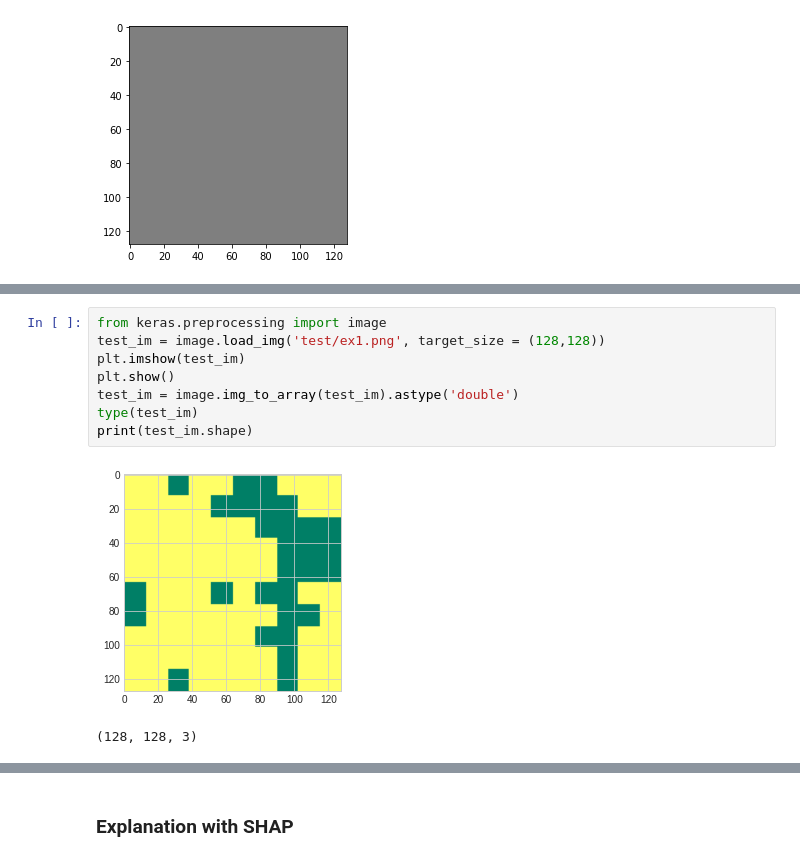
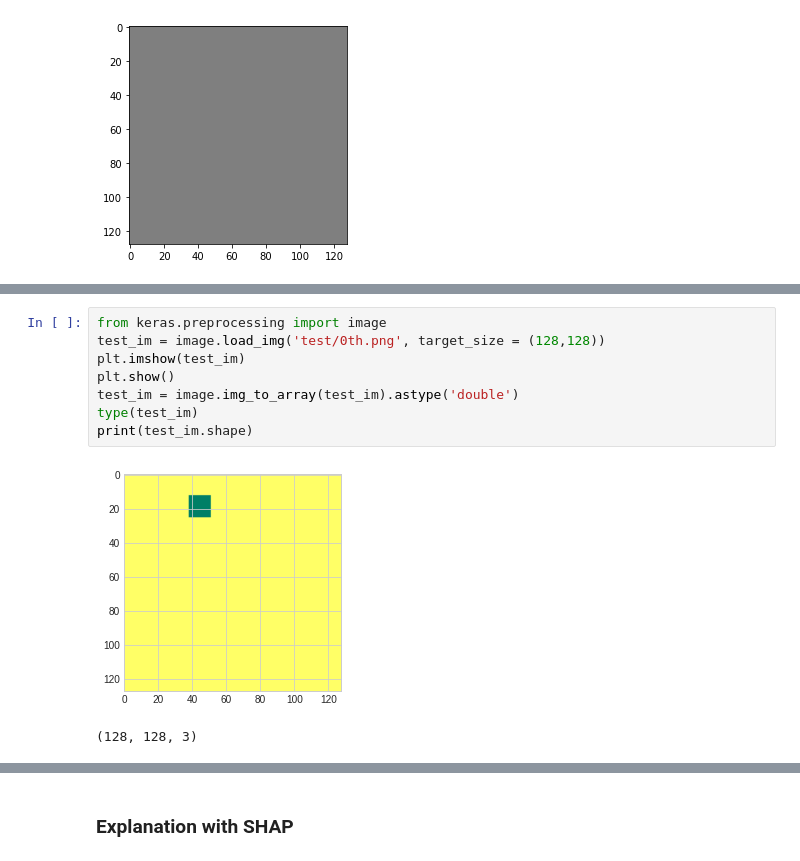
Before and after one commit to rajoy99/Ising_interpretation, a Jupyter notebook: pngtrain/png_train.ipynb, the cells around one changed output, grey strips where cells are left out. Cells and saved outputs as stored; diff of their text form.

```diff
--- a/pngtrain/png_train.ipynb
+++ b/pngtrain/png_train.ipynb
@@ -368,12 +369,12 @@ def plot_lime_top_explanations(
     plt.show()
 # %%
 from keras.preprocessing import image
-test_im = image.load_img('test/ex1.png', target_size = (128,128))
+test_im = image.load_img('test/0th.png', target_size = (128,128))
 plt.imshow(test_im)
 plt.show()
 test_im = image.img_to_array(test_im).astype('double')
 type(test_im)
 print(test_im.shape)
 # %% [output]
-[figure, old version]
+[figure, new version]
 (128, 128, 3)
```
Also changed, not shown: parts of 3 cells of this notebook.
